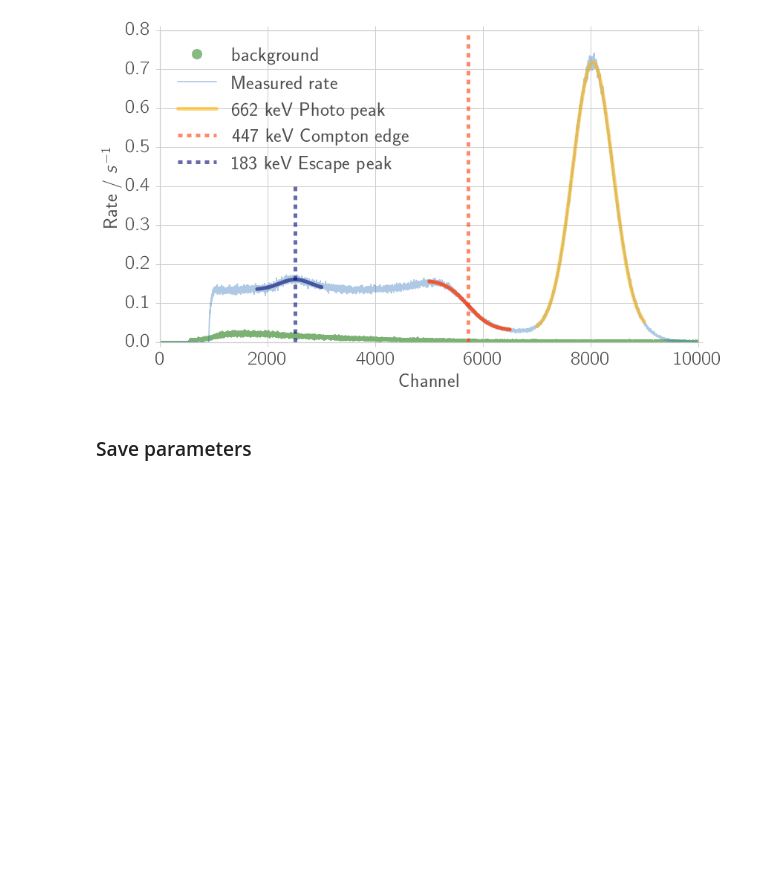
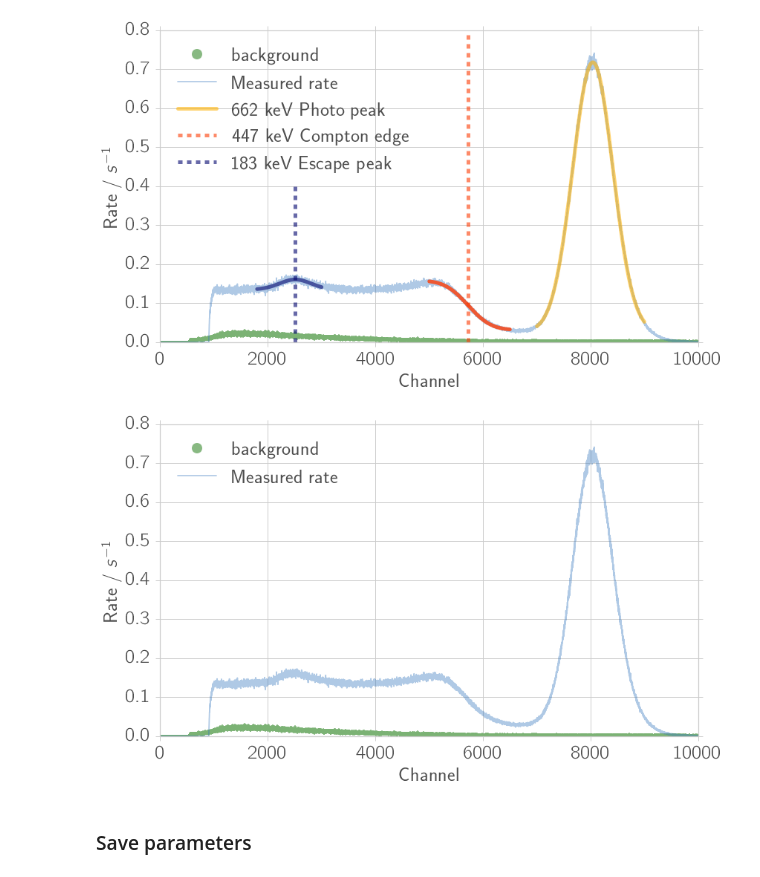
Before and after one commit to Bondzio/fp, a Jupyter notebook: compton/analysis/calibration_na.ipynb, the cells around one changed output. Drawn from its saved outputs; the diff is of its cells as text; code cells hidden in the pictures; blank space fills up the shorter version.

```diff
--- a/compton/analysis/calibration_na.ipynb
+++ b/compton/analysis/calibration_na.ipynb
@@ -292,6 +292,31 @@ if save_fig:
     fig1.savefig(fig_dir + file_name + ".png")
 # %% [output]
 [figure]
+# %%
+fig1, ax1 = plt.subplots(1, 1)
+fixticks(ax1)
+
+sample_name = '$^{137}\mathrm{Cs}$'
+if not save_fig:
+    fig1.suptitle("Histogram NaI, Sample: " + sample_name)
+ax1.plot(x, rate_bg, '.', alpha=0.9, label='background',color = colors[2])
+ax1.plot(x, y, '-', alpha=0.4, label=('Measured rate'), color = colors[0])
+
+#ax1.text(0.1, 0.95, textstr, transform=ax1.transAxes, va='top', bbox=props)
+ax1.set_xlim(0, 10000)
+ax1.set_ylim(0, 0.8)
+ax1.set_xlabel("Channel")
+ax1.set_ylabel("Rate / $s^{-1}$")
+ax1.legend(loc=2)
+ax1.grid(True)
+if show_fig:
+    fig1.show()
+if save_fig:
+    file_name = "histo_na_137cs_nolegend"
+    fig1.savefig(fig_dir + file_name + ".pdf")
+    fig1.savefig(fig_dir + file_name + ".png")
+# %% [output]
+[figure, added]
 # %% [markdown]
 ### Save parameters
 # %%
```
Also changed, not shown: 7 other files.
